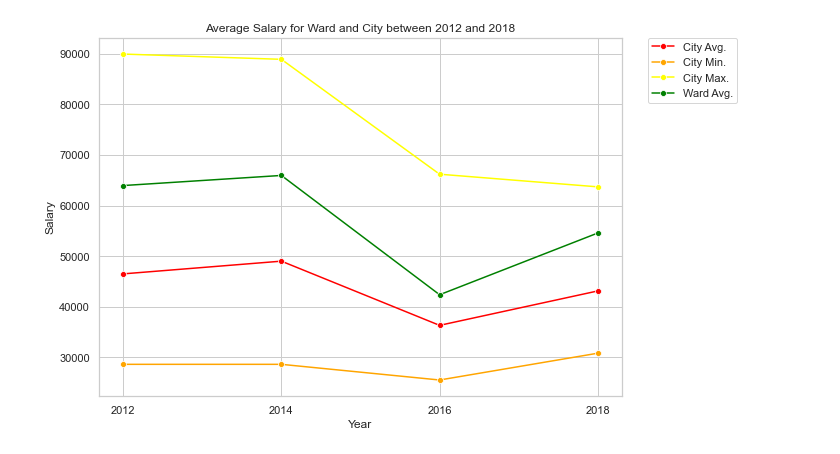
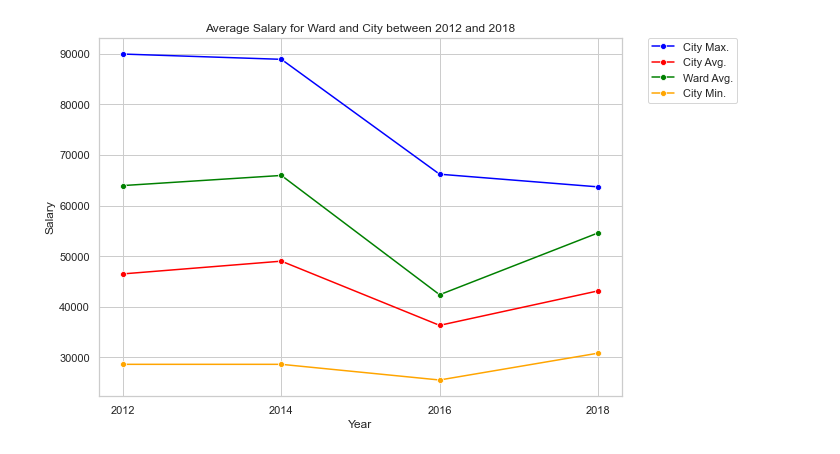
Before and after one commit to neal-bamford/sd-map-streamlit, a Jupyter notebook: SD_Map_Dev.ipynb, the cells around one changed output. Cells and saved outputs as stored; diff of their text form; code cells hidden in the pictures.

```diff
--- a/SD_Map_Dev.ipynb
+++ b/SD_Map_Dev.ipynb
@@ -358,40 +277,36 @@ city_ward_min_max_avg_long_df = city_ward_min_max_avg_wide_df.copy()
 
 ## Copy the index to a "Year" Column
 city_ward_min_max_avg_long_df["Year"] = city_ward_min_max_avg_long_df.index
 
 ## Change to Long from Wide data frame to use in the plot
 # city_ward_min_max_avg_long_df = city_ward_min_max_avg_long_df.melt("Year", var_name="cols", value_name="salary")
-city_ward_min_max_avg_long_df
-
-from matplotlib import pyplot as plt
-import seaborn as sns
-import matplotlib.pyplot as plt
+# log.debug(city_ward_min_max_avg_long_df)
 
 x_fig_size = 10
 y_fig_size = 6
 
 ## Set the size
 sns.set(rc={"figure.figsize":(x_fig_size, y_fig_size)})
 
 ## Set the theme
 sns.set_style("whitegrid")
 
 # plot = sns.catplot(data=city_ward_min_max_avg_long_df, x="Year", y="salary", hue="cols", kind="point", legend=False, height=y_fig_size, aspect=x_fig_size/y_fig_size)
 
 fig, ax = plt.subplots()
+sns.lineplot(data=city_ward_min_max_avg_long_df, x="Year", y="city_total_annual_income_net_gbp_max", ax=ax, label='City Max.', color='blue', marker='o')
 sns.lineplot(data=city_ward_min_max_avg_long_df, x="Year", y="city_total_annual_income_net_gbp_avg", ax=ax, label='City Avg.', color='red', marker='o')
-sns.lineplot(data=city_ward_min_max_avg_long_df,x="Year", y="city_total_annual_income_net_gbp_min", ax=ax, label='City Min.', color='orange', marker='o')
-sns.lineplot(data=city_ward_min_max_avg_long_df,x="Year", y="city_total_annual_income_net_gbp_max", ax=ax, label='City Max.', color='yellow', marker='o')
-sns.lineplot(data=city_ward_min_max_avg_long_df,x="Year", y="ward_total_annual_income_net_gbp_avg", ax=ax, label='Ward Avg.', color='green', marker='o')
+sns.lineplot(data=city_ward_min_max_avg_long_df, x="Year", y="ward_total_annual_income_net_gbp_avg", ax=ax, label='Ward Avg.', color='green', marker='o')
+sns.lineplot(data=city_ward_min_max_avg_long_df, x="Year", y="city_total_annual_income_net_gbp_min", ax=ax, label='City Min.', color='orange', marker='o')
 
 ax.set_title("Average Salary for Ward and City between {} and {}".format(year_from, year_to))
 ax.set_ylabel("Salary")
 
 
 ax.legend(title="legend")
 ax.legend(loc="upper right")
 plt.legend(bbox_to_anchor=(1.05, 1), loc=2, borderaxespad=0.)
 plt.tight_layout()
 # %% [output]
-[figure, old version]
+[figure, new version]
 # %%
```
Also changed, not shown: parts of 33 cells of this notebook, 41 other files.
